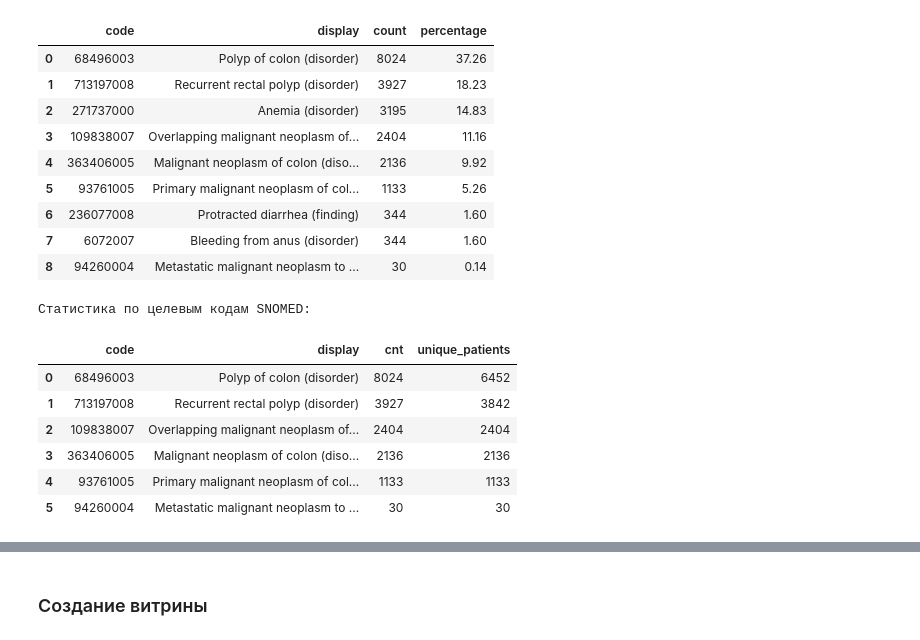
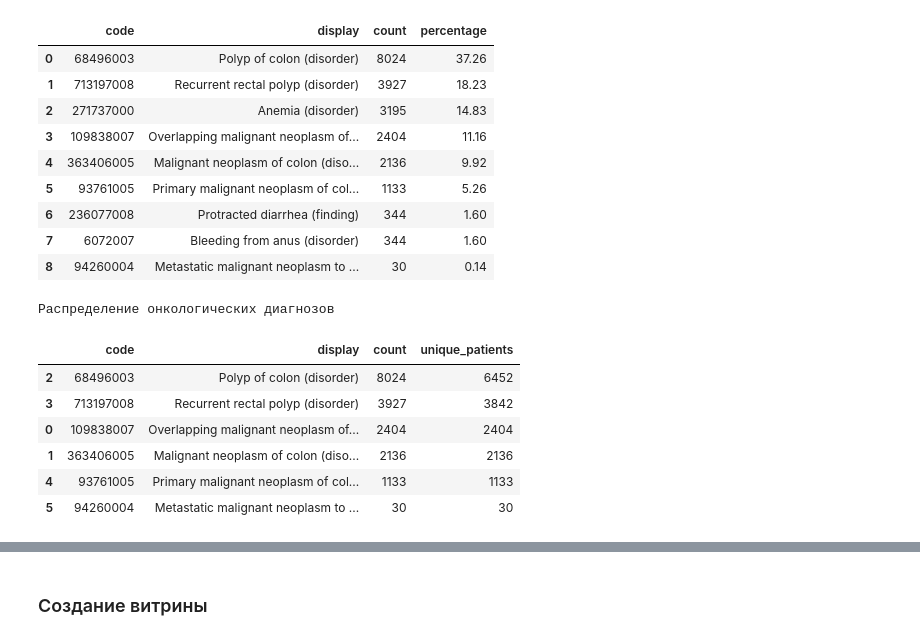
Before and after one commit to BalshowAndrew/oncology_fhir_analytics, a Jupyter notebook: notebooks/01_eda_clickhouse.ipynb, the cells around one changed output, grey strips where cells are left out. Saved outputs shown, nothing was run; the diff lists cells and outputs as text; code cells hidden in the pictures.

```diff
--- a/notebooks/01_eda_clickhouse.ipynb
+++ b/notebooks/01_eda_clickhouse.ipynb
@@ -208,28 +241,29 @@ condition_counts
 | 6 | 236077008 | Protracted diarrhea (finding) | 344 | 1.60 |
 | 7 | 6072007 | Bleeding from anus (disorder) | 344 | 1.60 |
 | 8 | 94260004 | Metastatic malignant neoplasm to ... | 30 | 0.14 |
-# %%
-target_codes = ['68496003', '713197008', '93761005', '109838007', '363406005', '94260004']
-
-df_cond_stats = query_df(f"""
-SELECT
-    code,
-    display,
-    count() as cnt,
-    count(DISTINCT patient_id) as unique_patients
-FROM oncology.conditions
-WHERE code IN {tuple(target_codes)}
-GROUP BY code, display
-ORDER BY cnt DESC
-""")
-print("Статистика по целевым кодам SNOMED:")
-df_cond_stats
-# %% [output]
-Статистика по целевым кодам SNOMED:
-|  | code | display | cnt | unique_patients |
-| 0 | 68496003 | Polyp of colon (disorder) | 8024 | 6452 |
-| 1 | 713197008 | Recurrent rectal polyp (disorder) | 3927 | 3842 |
-| 2 | 109838007 | Overlapping malignant neoplasm of... | 2404 | 2404 |
-| 3 | 363406005 | Malignant neoplasm of colon (diso... | 2136 | 2136 |
-| 4 | 93761005 | Primary malignant neoplasm of col... | 1133 | 1133 |
-| 5 | 94260004 | Metastatic malignant neoplasm to ... | 30 | 30 |
+# %%
+print("Распределение онкологических диагнозов")
+target_codes = ['68496003', '713197008', '93761005', '109838007', '363406005', '94260004']
+
+df_cond_stats = (
+    df_conditions[df_conditions['code'].isin(target_codes)]
+    .groupby(['code', 'display'])
+    .agg(
+        count=('patient_id', 'count'),
+        unique_patients=('patient_id', 'nunique')
+    )
+    .reset_index()
+    .sort_values(by='count', ascending=False)
+)
+
+# 3. Вывод результата
+df_cond_stats
+# %% [output]
+Распределение онкологических диагнозов
+|  | code | display | count | unique_patients |
+| 2 | 68496003 | Polyp of colon (disorder) | 8024 | 6452 |
+| 3 | 713197008 | Recurrent rectal polyp (disorder) | 3927 | 3842 |
+| 0 | 109838007 | Overlapping malignant neoplasm of... | 2404 | 2404 |
+| 1 | 363406005 | Malignant neoplasm of colon (diso... | 2136 | 2136 |
+| 4 | 93761005 | Primary malignant neoplasm of col... | 1133 | 1133 |
+| 5 | 94260004 | Metastatic malignant neoplasm to ... | 30 | 30 |
```
Also changed, not shown: parts of 17 cells of this notebook, 2 other files.
